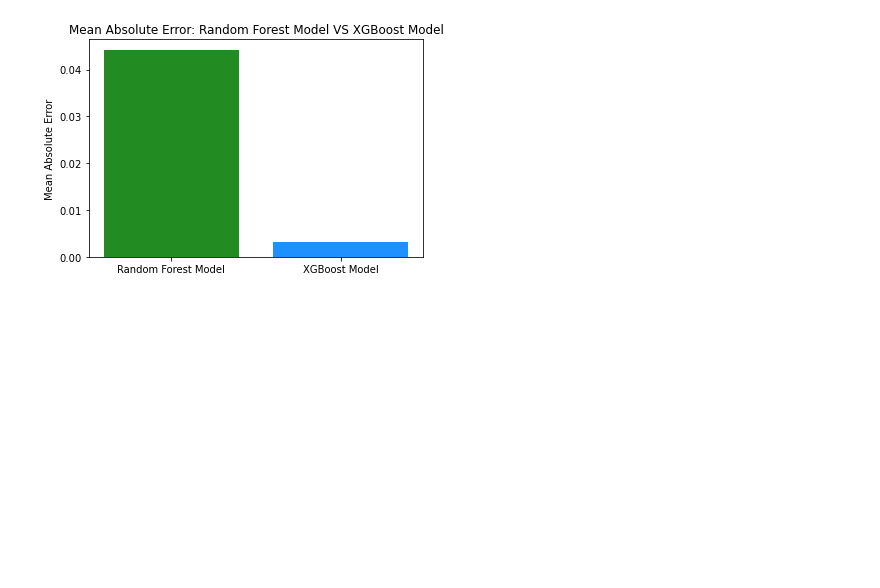
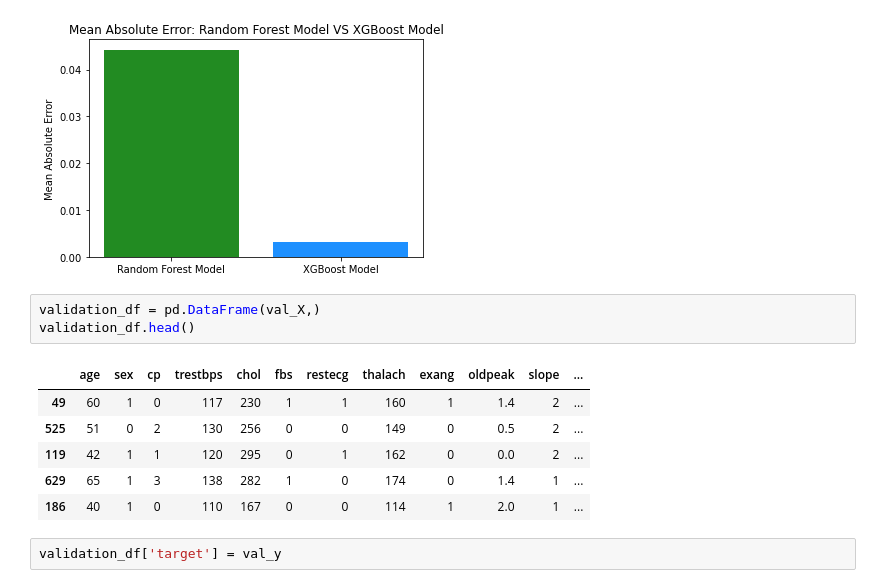
Before and after one commit to twolightsabovethesea/heart-disease, a Jupyter notebook: heart_disease.ipynb, the cells around one changed output. Saved outputs shown, nothing was run; the diff lists cells and outputs as text; blank space fills up the shorter version.

Commit message:
modified dataframes

```diff
--- a/heart_disease.ipynb
+++ b/heart_disease.ipynb
@@ -103,3 +103,15 @@ plt.ylabel('Mean Absolute Error')
 plt.show()
 # %% [output]
 [figure]
+# %%
+validation_df = pd.DataFrame(val_X,)
+validation_df.head()
+# %% [output]
+|  | age | sex | cp | trestbps | chol | fbs | restecg | thalach | exang | oldpeak | slope | ... |
+| 49 | 60 | 1 | 0 | 117 | 230 | 1 | 1 | 160 | 1 | 1.4 | 2 | ... |
+| 525 | 51 | 0 | 2 | 130 | 256 | 0 | 0 | 149 | 0 | 0.5 | 2 | ... |
+| 119 | 42 | 1 | 1 | 120 | 295 | 0 | 1 | 162 | 0 | 0.0 | 2 | ... |
+| 629 | 65 | 1 | 3 | 138 | 282 | 1 | 0 | 174 | 0 | 1.4 | 1 | ... |
+| 186 | 40 | 1 | 0 | 110 | 167 | 0 | 0 | 114 | 1 | 2.0 | 1 | ... |
+# %%
+validation_df['target'] = val_y
```
Also changed, not shown: parts of 5 cells of this notebook.
